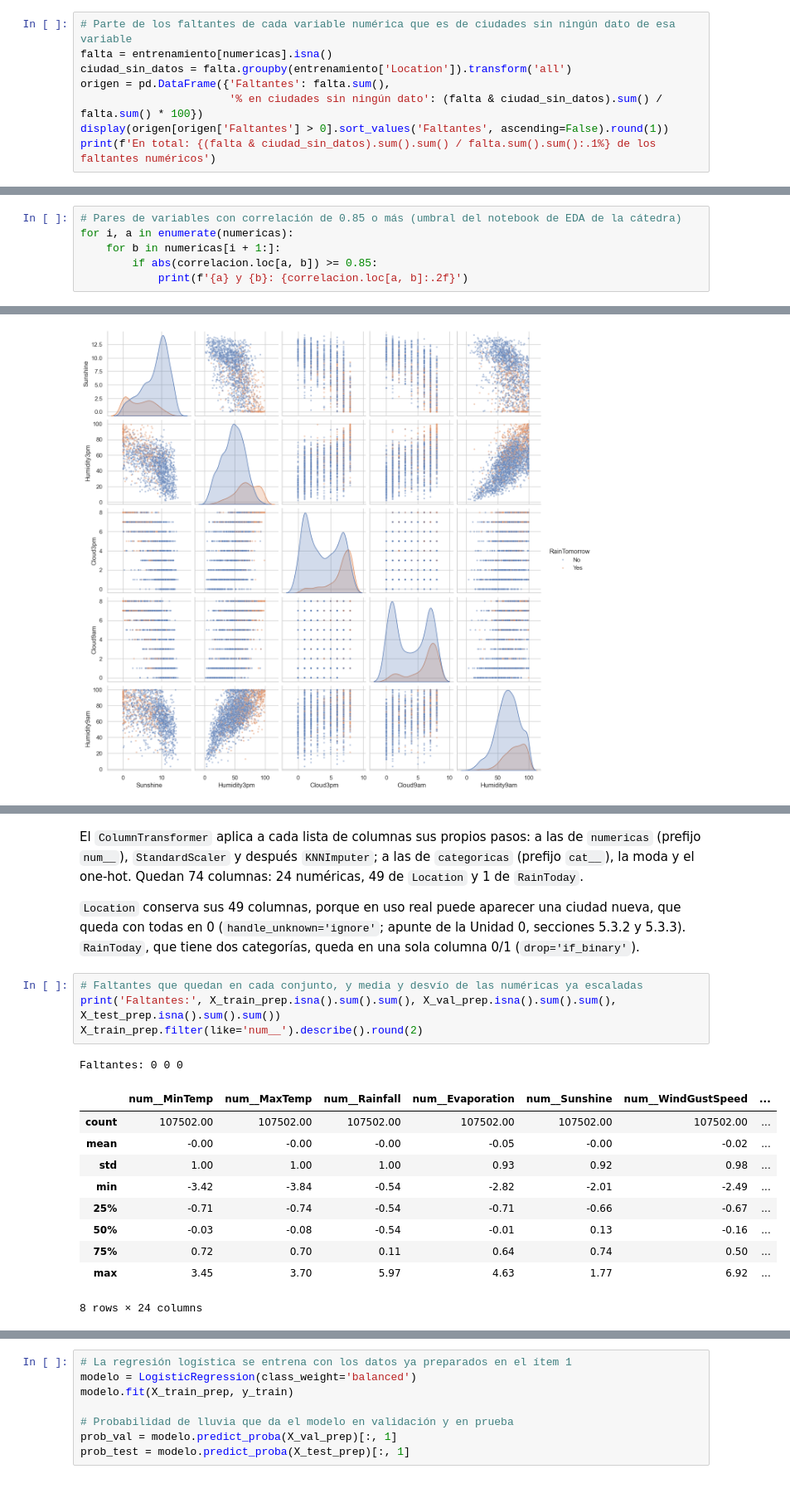
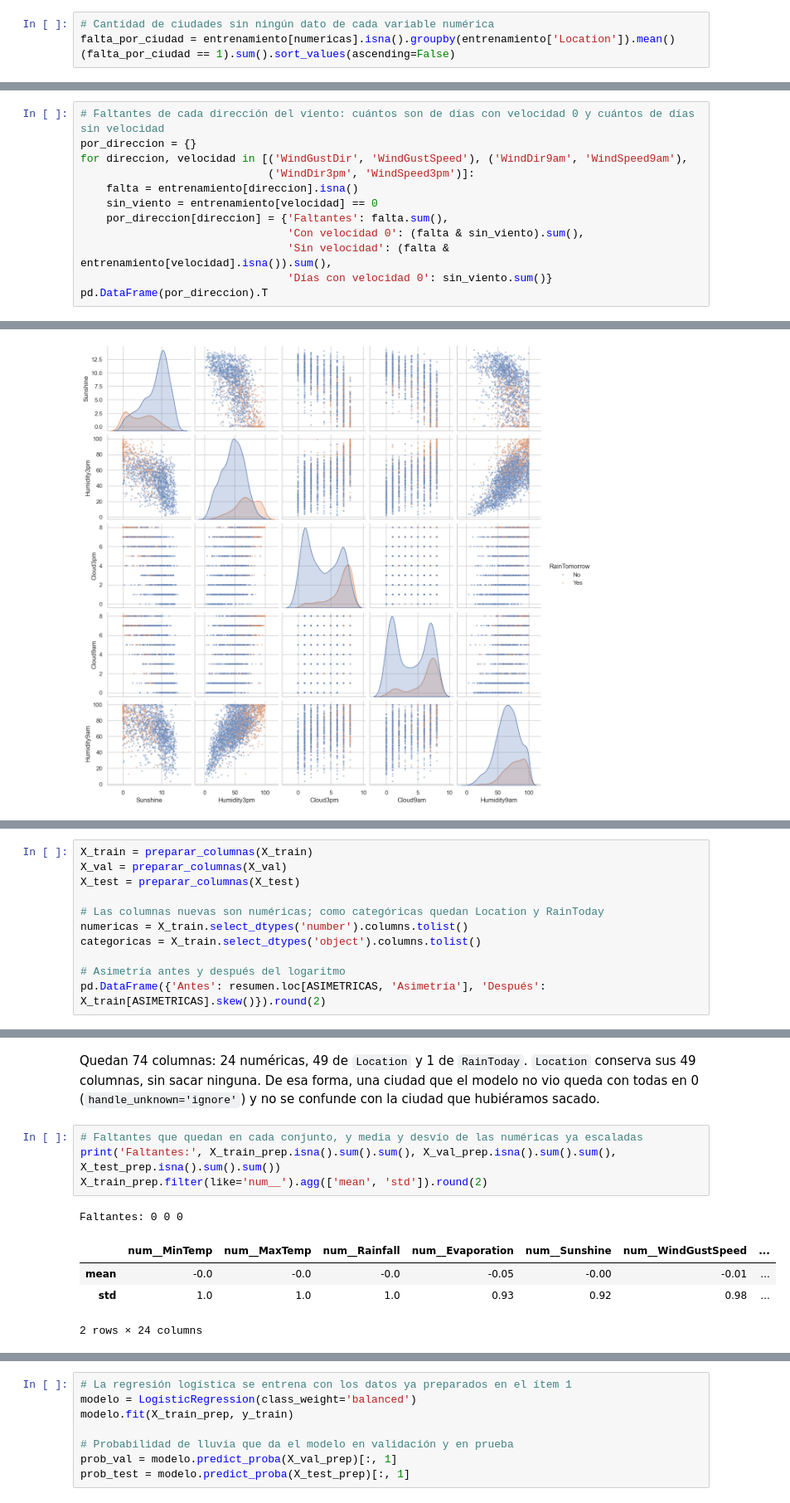
Before and after one commit to ismadarruiz-atr/TP_AA1_Calabozo_Darruiz_DiCarlo_Giuntoli, a Jupyter notebook: TP_2/TP-clasificacion-AA1.ipynb, the cells around one changed output, grey strips where cells are left out. Shown at 83% size. Saved outputs shown, nothing was run; the diff lists cells and outputs as text.

```diff
--- a/TP_2/TP-clasificacion-AA1.ipynb
+++ b/TP_2/TP-clasificacion-AA1.ipynb
@@ -559,9 +466,5 @@ ciudad (MAR, en los términos del apunte de la Unidad 0).
 # %%
-# Parte de los faltantes de cada variable numérica que es de ciudades sin ningún dato de esa variable
-falta = entrenamiento[numericas].isna()
-ciudad_sin_datos = falta.groupby(entrenamiento['Location']).transform('all')
-origen = pd.DataFrame({'Faltantes': falta.sum(),
-                       '% en ciudades sin ningún dato': (falta & ciudad_sin_datos).sum() / falta.sum() * 100})
-display(origen[origen['Faltantes'] > 0].sort_values('Faltantes', ascending=False).round(1))
-print(f'En total: {(falta & ciudad_sin_datos).sum().sum() / falta.sum().sum():.1%} de los faltantes numéricos')
+# Cantidad de ciudades sin ningún dato de cada variable numérica
+falta_por_ciudad = entrenamiento[numericas].isna().groupby(entrenamiento['Location']).mean()
+(falta_por_ciudad == 1).sum().sort_values(ascending=False)
 # %% [output]
@@ -639,0 +538,12 @@ Decisiones:
+# %%
+# Faltantes de cada dirección del viento: cuántos son de días con velocidad 0 y cuántos de días sin velocidad
+por_direccion = {}
+for direccion, velocidad in [('WindGustDir', 'WindGustSpeed'), ('WindDir9am', 'WindSpeed9am'),
+                             ('WindDir3pm', 'WindSpeed3pm')]:
+    falta = entrenamiento[direccion].isna()
+    sin_viento = entrenamiento[velocidad] == 0
+    por_direccion[direccion] = {'Faltantes': falta.sum(),
+                                'Con velocidad 0': (falta & sin_viento).sum(),
+                                'Sin velocidad': (falta & entrenamiento[velocidad].isna()).sum(),
+                                'Días con velocidad 0': sin_viento.sum()}
+pd.DataFrame(por_direccion).T
@@ -681,6 +617,0 @@ Con la variable objetivo (última fila), las correlaciones más fuertes son las
-# %%
-# Pares de variables con correlación de 0.85 o más (umbral del notebook de EDA de la cátedra)
-for i, a in enumerate(numericas):
-    for b in numericas[i + 1:]:
-        if abs(correlacion.loc[a, b]) >= 0.85:
-            print(f'{a} y {b}: {correlacion.loc[a, b]:.2f}')
@@ -752,0 +657,11 @@ X_train[numericas[-8:]].describe().round(2)
+# %%
+X_train = preparar_columnas(X_train)
+X_val = preparar_columnas(X_val)
+X_test = preparar_columnas(X_test)
+
+# Las columnas nuevas son numéricas; como categóricas quedan Location y RainToday
+numericas = X_train.select_dtypes('number').columns.tolist()
+categoricas = X_train.select_dtypes('object').columns.tolist()
+
+# Asimetría antes y después del logaritmo
+pd.DataFrame({'Antes': resumen.loc[ASIMETRICAS, 'Asimetría'], 'Después': X_train[ASIMETRICAS].skew()}).round(2)
@@ -825,25 +719,15 @@ memory usage: 65.5 MB
 # %% [markdown]
-El `ColumnTransformer` aplica a cada lista de columnas sus propios pasos: a las de `numericas` (prefijo `num__`),
-`StandardScaler` y después `KNNImputer`; a las de `categoricas` (prefijo `cat__`), la moda y el one-hot. Quedan 74
-columnas: 24 numéricas, 49 de `Location` y 1 de `RainToday`.
-
-`Location` conserva sus 49 columnas, porque en uso real puede aparecer una ciudad nueva, que queda con todas en 0
-(`handle_unknown='ignore'`; apunte de la Unidad 0, secciones 5.3.2 y 5.3.3). `RainToday`, que tiene dos categorías,
-queda en una sola columna 0/1 (`drop='if_binary'`).
+Quedan 74 columnas: 24 numéricas, 49 de `Location` y 1 de `RainToday`. `Location` conserva sus 49 columnas, sin sacar
+ninguna. De esa forma, una ciudad que el modelo no vio queda con todas en 0 (`handle_unknown='ignore'`) y no se
+confunde con la ciudad que hubiéramos sacado.
 # %%
 # Faltantes que quedan en cada conjunto, y media y desvío de las numéricas ya escaladas
 print('Faltantes:', X_train_prep.isna().sum().sum(), X_val_prep.isna().sum().sum(), X_test_prep.isna().sum().sum())
-X_train_prep.filter(like='num__').describe().round(2)
+X_train_prep.filter(like='num__').agg(['mean', 'std']).round(2)
 # %% [output]
 Faltantes: 0 0 0
 |  | num__MinTemp | num__MaxTemp | num__Rainfall | num__Evaporation | num__Sunshine | num__WindGustSpeed | ... |
-| count | 107502.00 | 107502.00 | 107502.00 | 107502.00 | 107502.00 | 107502.00 | ... |
-| mean | -0.00 | -0.00 | -0.00 | -0.05 | -0.00 | -0.02 | ... |
-| std | 1.00 | 1.00 | 1.00 | 0.93 | 0.92 | 0.98 | ... |
-| min | -3.42 | -3.84 | -0.54 | -2.82 | -2.01 | -2.49 | ... |
-| 25% | -0.71 | -0.74 | -0.54 | -0.71 | -0.66 | -0.67 | ... |
-| 50% | -0.03 | -0.08 | -0.54 | -0.01 | 0.13 | -0.16 | ... |
-| 75% | 0.72 | 0.70 | 0.11 | 0.64 | 0.74 | 0.50 | ... |
-| max | 3.45 | 3.70 | 5.97 | 4.63 | 1.77 | 6.92 | ... |
+| mean | -0.0 | -0.0 | -0.0 | -0.05 | -0.00 | -0.01 | ... |
+| std | 1.0 | 1.0 | 1.0 | 0.93 | 0.92 | 0.98 | ... |
-8 rows × 24 columns
+2 rows × 24 columns
 # %% [markdown]
```
Also changed, not shown: parts of 97 cells of this notebook, 1 other file.
